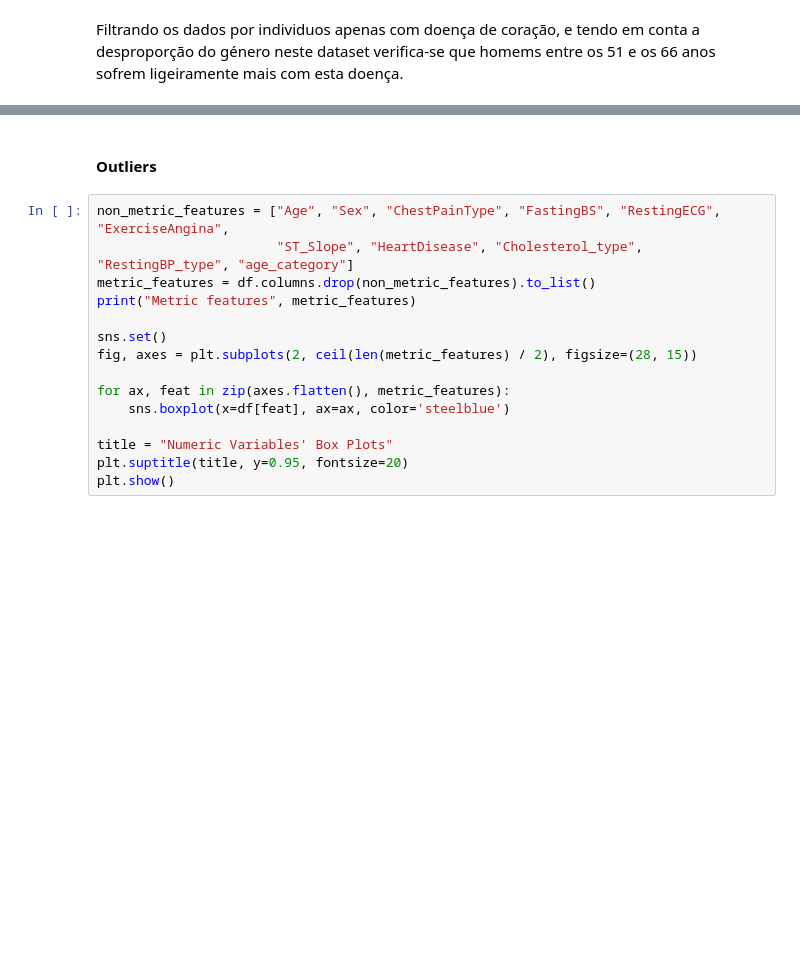
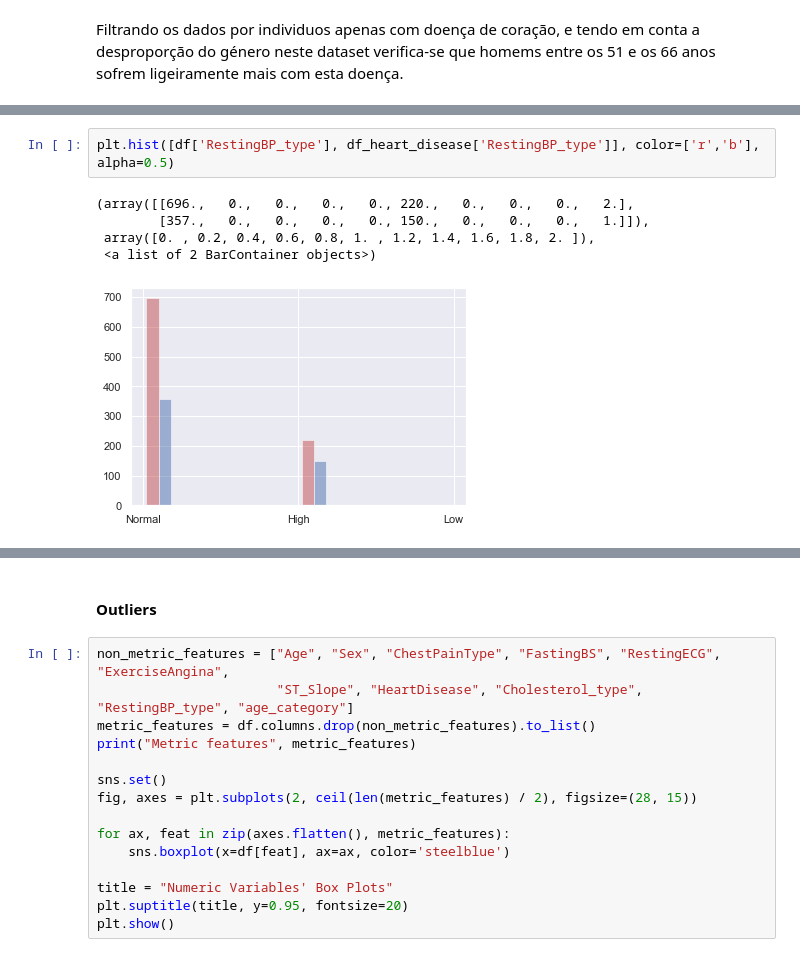
Before and after one commit to MiguelDordio/HeartDiseaseAnalysis, a Jupyter notebook: notebooks/heart_disease.ipynb, the cells around one changed output, grey strips where cells are left out. Cells and saved outputs as stored; diff of their text form; blank space fills up the shorter version.

```diff
--- a/notebooks/heart_disease.ipynb
+++ b/notebooks/heart_disease.ipynb
@@ -288,0 +343,8 @@ verifica-se que homems entre os 51 e os 66 anos sofrem ligeiramente mais com est
+# %%
+plt.hist([df['RestingBP_type'], df_heart_disease['RestingBP_type']], color=['r','b'], alpha=0.5)
+# %% [output]
+(array([[696.,   0.,   0.,   0.,   0., 220.,   0.,   0.,   0.,   2.],
+        [357.,   0.,   0.,   0.,   0., 150.,   0.,   0.,   0.,   1.]]),
+ array([0. , 0.2, 0.4, 0.6, 0.8, 1. , 1.2, 1.4, 1.6, 1.8, 2. ]),
+ <a list of 2 BarContainer objects>)
+[figure, added]
```
Also changed, not shown: parts of 36 cells of this notebook.
